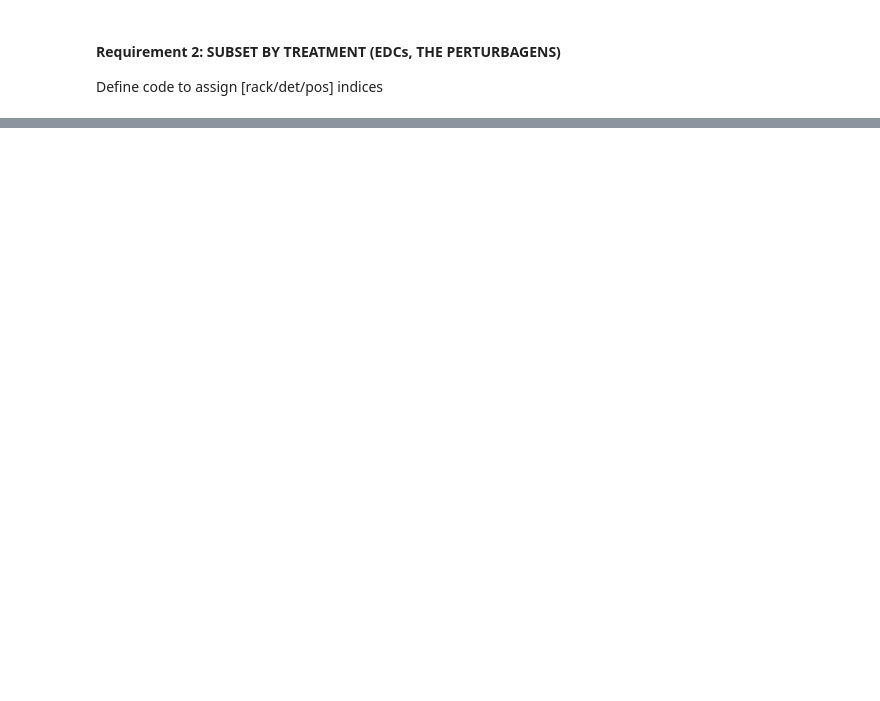
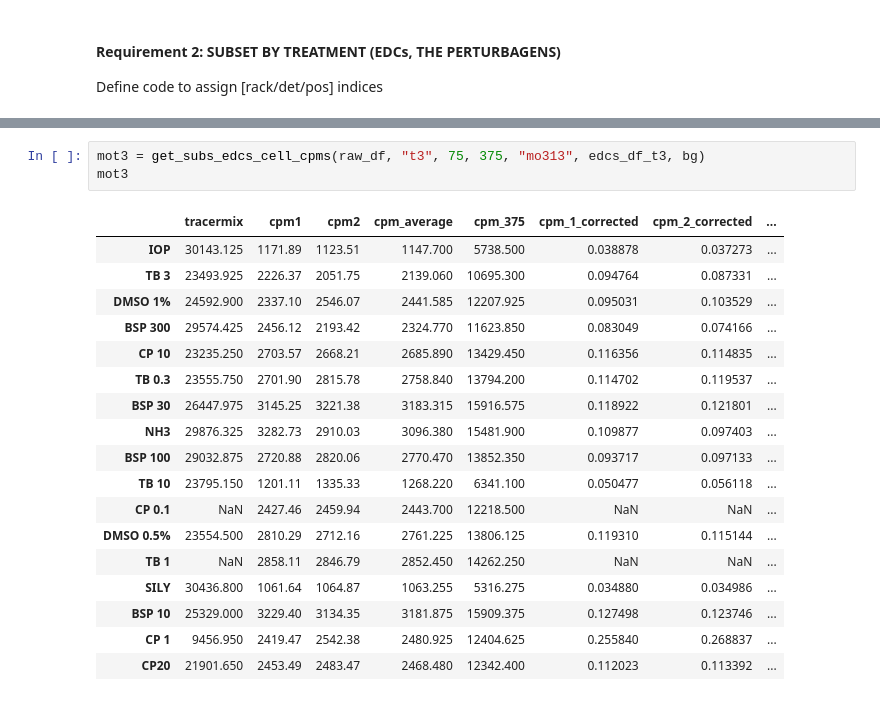
Before and after one commit to jmillanacosta/VHP4Safety2.4_1.1, a Jupyter notebook: 00_explore_uptake.ipynb, the cells around one changed output, grey strips where cells are left out. Drawn from its saved outputs; the diff is of its cells as text; blank space fills up the shorter version.

```diff
--- a/00_explore_uptake.ipynb
+++ b/00_explore_uptake.ipynb
@@ -428,0 +1335,22 @@ raw_df.sample(3)
+# %%
+mot3 = get_subs_edcs_cell_cpms(raw_df, "t3", 75, 375, "mo313", edcs_df_t3, bg)
+mot3
+# %% [output]
+|  | tracermix | cpm1 | cpm2 | cpm_average | cpm_375 | cpm_1_corrected | cpm_2_corrected | ... |
+| IOP | 30143.125 | 1171.89 | 1123.51 | 1147.700 | 5738.500 | 0.038878 | 0.037273 | ... |
+| TB 3 | 23493.925 | 2226.37 | 2051.75 | 2139.060 | 10695.300 | 0.094764 | 0.087331 | ... |
+| DMSO 1% | 24592.900 | 2337.10 | 2546.07 | 2441.585 | 12207.925 | 0.095031 | 0.103529 | ... |
+| BSP 300 | 29574.425 | 2456.12 | 2193.42 | 2324.770 | 11623.850 | 0.083049 | 0.074166 | ... |
+| CP 10 | 23235.250 | 2703.57 | 2668.21 | 2685.890 | 13429.450 | 0.116356 | 0.114835 | ... |
+| TB 0.3 | 23555.750 | 2701.90 | 2815.78 | 2758.840 | 13794.200 | 0.114702 | 0.119537 | ... |
+| BSP 30 | 26447.975 | 3145.25 | 3221.38 | 3183.315 | 15916.575 | 0.118922 | 0.121801 | ... |
+| NH3 | 29876.325 | 3282.73 | 2910.03 | 3096.380 | 15481.900 | 0.109877 | 0.097403 | ... |
+| BSP 100 | 29032.875 | 2720.88 | 2820.06 | 2770.470 | 13852.350 | 0.093717 | 0.097133 | ... |
+| TB 10 | 23795.150 | 1201.11 | 1335.33 | 1268.220 | 6341.100 | 0.050477 | 0.056118 | ... |
+| CP 0.1 | NaN | 2427.46 | 2459.94 | 2443.700 | 12218.500 | NaN | NaN | ... |
+| DMSO 0.5% | 23554.500 | 2810.29 | 2712.16 | 2761.225 | 13806.125 | 0.119310 | 0.115144 | ... |
+| TB 1 | NaN | 2858.11 | 2846.79 | 2852.450 | 14262.250 | NaN | NaN | ... |
+| SILY | 30436.800 | 1061.64 | 1064.87 | 1063.255 | 5316.275 | 0.034880 | 0.034986 | ... |
+| BSP 10 | 25329.000 | 3229.40 | 3134.35 | 3181.875 | 15909.375 | 0.127498 | 0.123746 | ... |
+| CP 1 | 9456.950 | 2419.47 | 2542.38 | 2480.925 | 12404.625 | 0.255840 | 0.268837 | ... |
+| CP20 | 21901.650 | 2453.49 | 2483.47 | 2468.480 | 12342.400 | 0.112023 | 0.113392 | ... |
```
Also changed, not shown: parts of 29 cells of this notebook.
